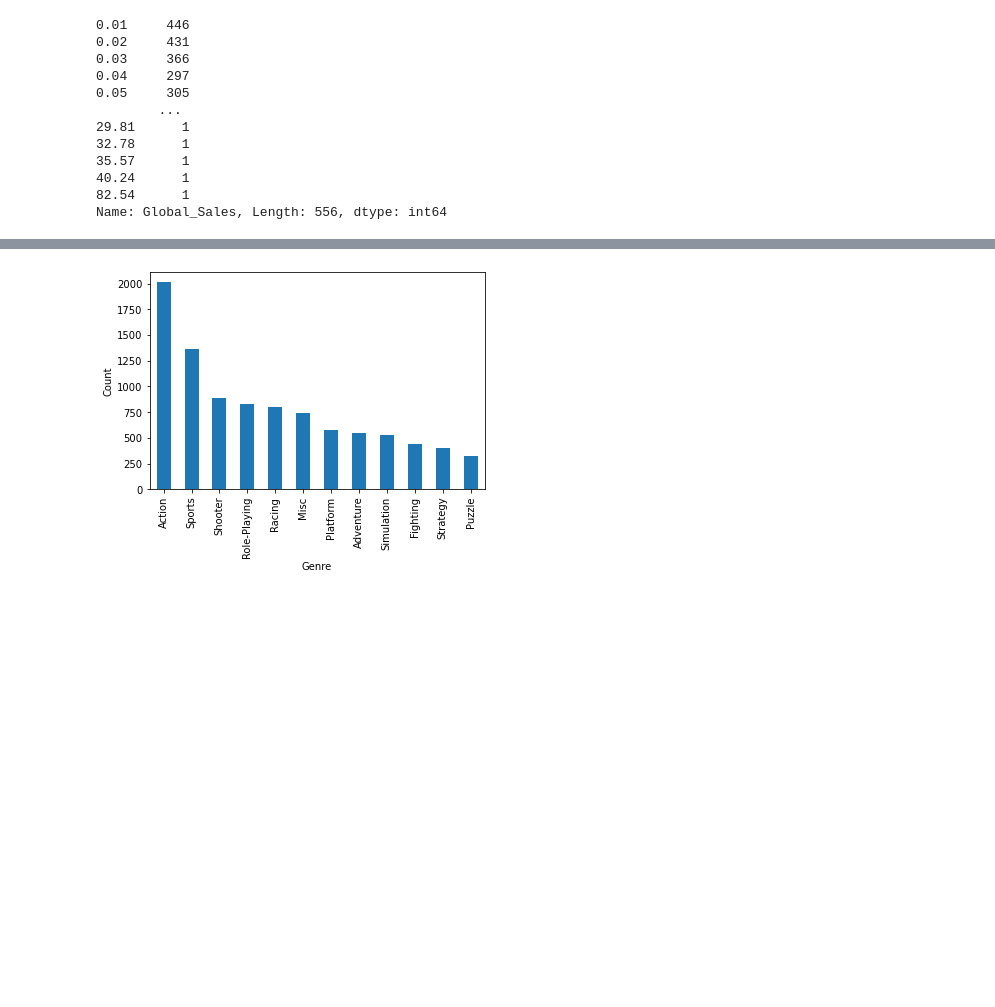
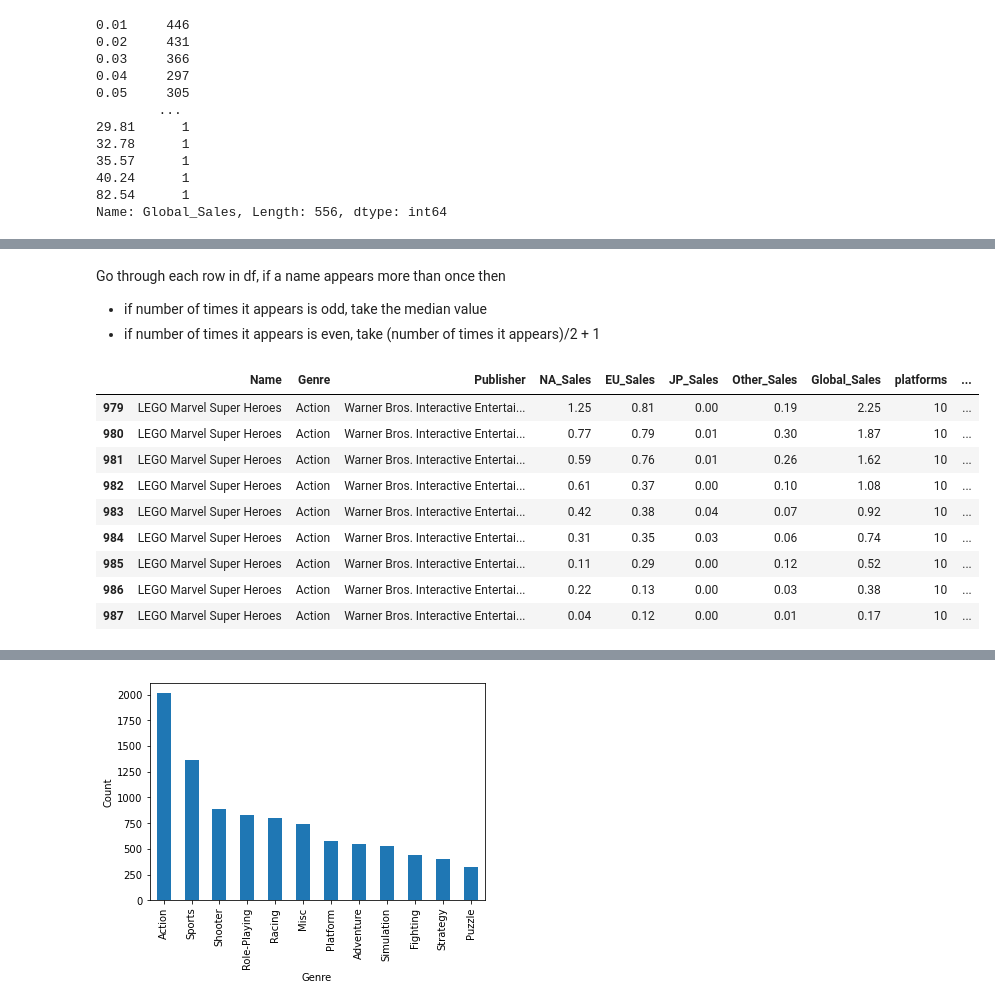
Before and after one commit to annaaful/Springboard, a Jupyter notebook: Capstone 2 Video Games/C2 EDA - Anna Li.ipynb, the cells around one changed output, grey strips where cells are left out. Drawn from its saved outputs; the diff is of its cells as text; code cells hidden in the pictures; blank space fills up the shorter version.

```diff
--- a/Capstone 2 Video Games/C2 EDA - Anna Li.ipynb
+++ b/Capstone 2 Video Games/C2 EDA - Anna Li.ipynb
@@ -167,0 +228,4 @@ Looking at the genre column:
+# %% [markdown]
+Go through each row in df, if a name appears more than once then
+- if number of times it appears is odd, take the median value
+- if number of times it appears is even, take (number of times it appears)/2 + 1
@@ -167,0 +236,13 @@ Looking at the genre column:
+# %%
+df[df['Name'].str.contains('LEGO Marvel Super Heroes')]
+# %% [output]
+|  | Name | Genre | Publisher | NA_Sales | EU_Sales | JP_Sales | Other_Sales | Global_Sales | platforms | ... |
+| 979 | LEGO Marvel Super Heroes | Action | Warner Bros. Interactive Entertai... | 1.25 | 0.81 | 0.00 | 0.19 | 2.25 | 10 | ... |
+| 980 | LEGO Marvel Super Heroes | Action | Warner Bros. Interactive Entertai... | 0.77 | 0.79 | 0.01 | 0.30 | 1.87 | 10 | ... |
+| 981 | LEGO Marvel Super Heroes | Action | Warner Bros. Interactive Entertai... | 0.59 | 0.76 | 0.01 | 0.26 | 1.62 | 10 | ... |
+| 982 | LEGO Marvel Super Heroes | Action | Warner Bros. Interactive Entertai... | 0.61 | 0.37 | 0.00 | 0.10 | 1.08 | 10 | ... |
+| 983 | LEGO Marvel Super Heroes | Action | Warner Bros. Interactive Entertai... | 0.42 | 0.38 | 0.04 | 0.07 | 0.92 | 10 | ... |
+| 984 | LEGO Marvel Super Heroes | Action | Warner Bros. Interactive Entertai... | 0.31 | 0.35 | 0.03 | 0.06 | 0.74 | 10 | ... |
+| 985 | LEGO Marvel Super Heroes | Action | Warner Bros. Interactive Entertai... | 0.11 | 0.29 | 0.00 | 0.12 | 0.52 | 10 | ... |
+| 986 | LEGO Marvel Super Heroes | Action | Warner Bros. Interactive Entertai... | 0.22 | 0.13 | 0.00 | 0.03 | 0.38 | 10 | ... |
+| 987 | LEGO Marvel Super Heroes | Action | Warner Bros. Interactive Entertai... | 0.04 | 0.12 | 0.00 | 0.01 | 0.17 | 10 | ... |
```
Also changed, not shown: parts of 48 cells of this notebook.
